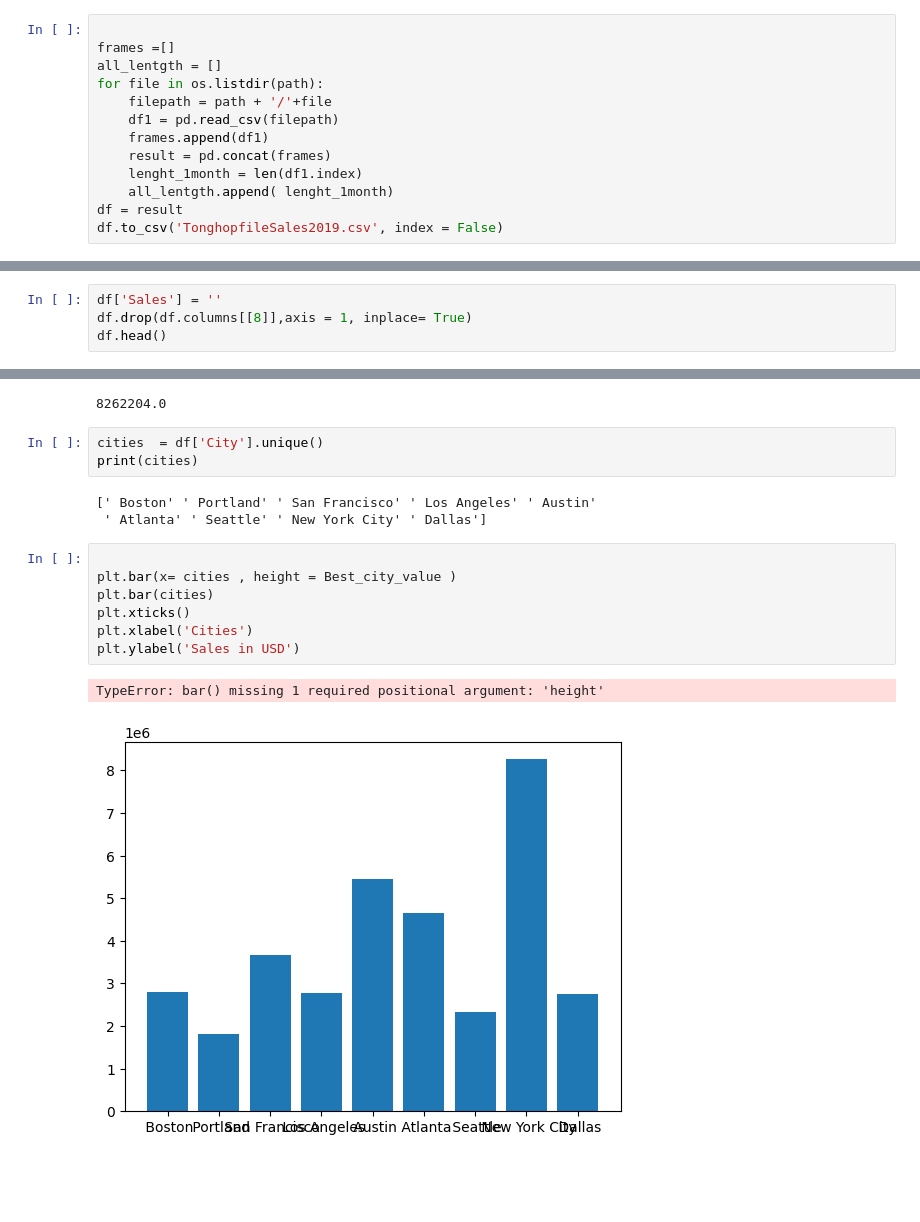
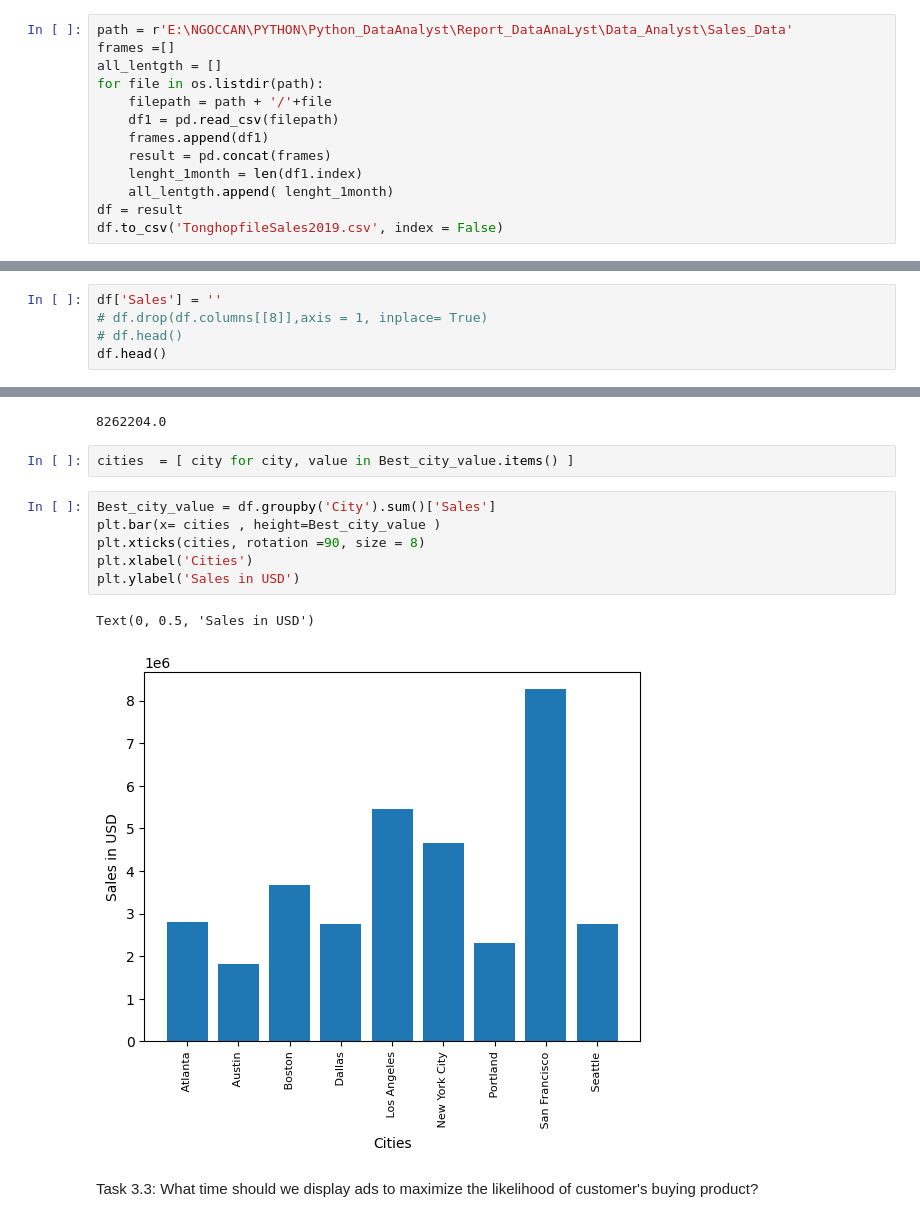
Before and after one commit to SuichiDaito/Report_DataAnaLyst, a Jupyter notebook: Data_Analyst/report.ipynb, the cells around one changed output, grey strips where cells are left out. Drawn from its saved outputs; the diff is of its cells as text; blank space fills up the shorter version.

Commit message:
Finally Report Python
Hoan thanh xong phan Report

```diff
--- a/Data_Analyst/report.ipynb
+++ b/Data_Analyst/report.ipynb
@@ -27,7 +47,7 @@ dataframe.head(10)
 # %% [markdown]
 ###Task2: Merge 12-month data
 # %%
-
+path = r'E:\NGOCCAN\PYTHON\Python_DataAnalyst\Report_DataAnaLyst\Data_Analyst\Sales_Data'
 frames =[]
 all_lentgth = []
 for file in os.listdir(path):
@@ -83,6 +103,7 @@ df.head()
 ##Task3.1: What was the best month for sales? How to much?
 # %%
 df['Sales'] = ''
-df.drop(df.columns[[8]],axis = 1, inplace= True)
+# df.drop(df.columns[[8]],axis = 1, inplace= True)
+# df.head()
 df.head()
 # %% [output]
@@ -189,19 +194,16 @@ Best_city_value = df.groupby('City').sum()['Sales']
 Best_city_value.max()
 # %% [output]
 8262204.0
-# %%
-cities  = df['City'].unique()
-print(cities)
-# %% [output]
-[' Boston' ' Portland' ' San Francisco' ' Los Angeles' ' Austin'
- ' Atlanta' ' Seattle' ' New York City' ' Dallas']
+# %%
+cities  = [ city for city, value in Best_city_value.items() ]
 # %%
-
-plt.bar(x= cities , height = Best_city_value )
-plt.bar(cities)
-plt.xticks()
+Best_city_value = df.groupby('City').sum()['Sales']
+plt.bar(x= cities , height=Best_city_value )
+plt.xticks(cities, rotation =90, size = 8)
 plt.xlabel('Cities')
 plt.ylabel('Sales in USD')
 # %% [output]
-TypeError: bar() missing 1 required positional argument: 'height'
+Text(0, 0.5, 'Sales in USD')
-[figure, old version]
+[figure, new version]
+# %% [markdown]
+Task 3.3: What time should we display ads to maximize the likelihood of customer's buying product?
```
Also changed, not shown: parts of 32 cells of this notebook, 1 other file.
